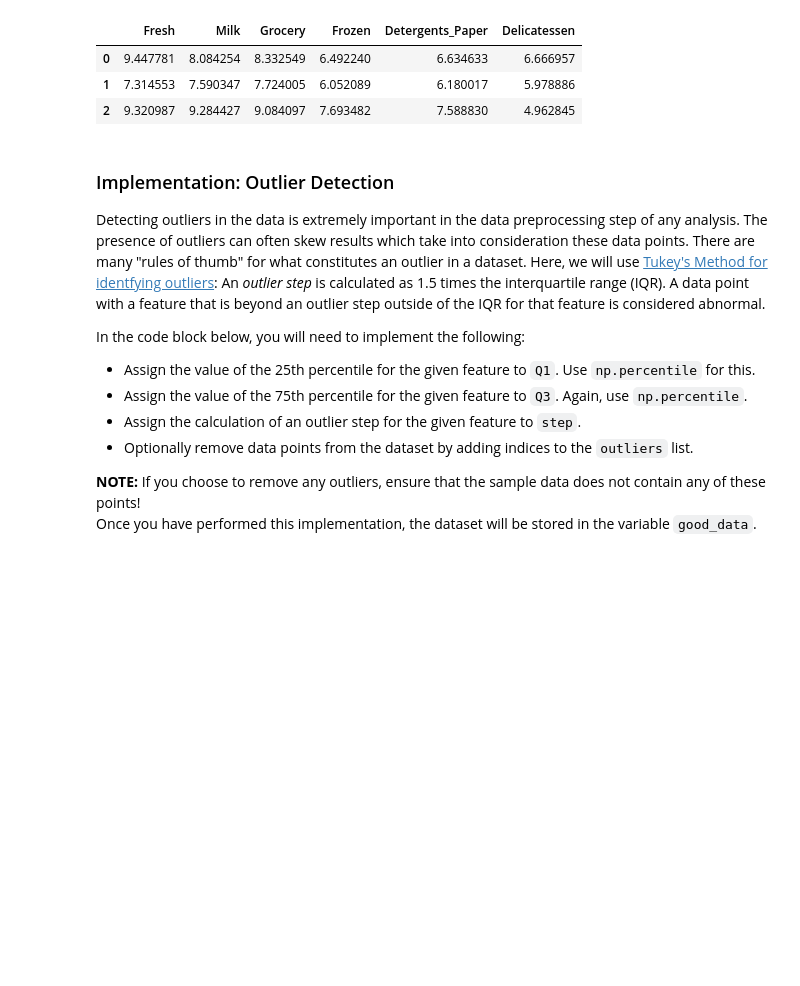
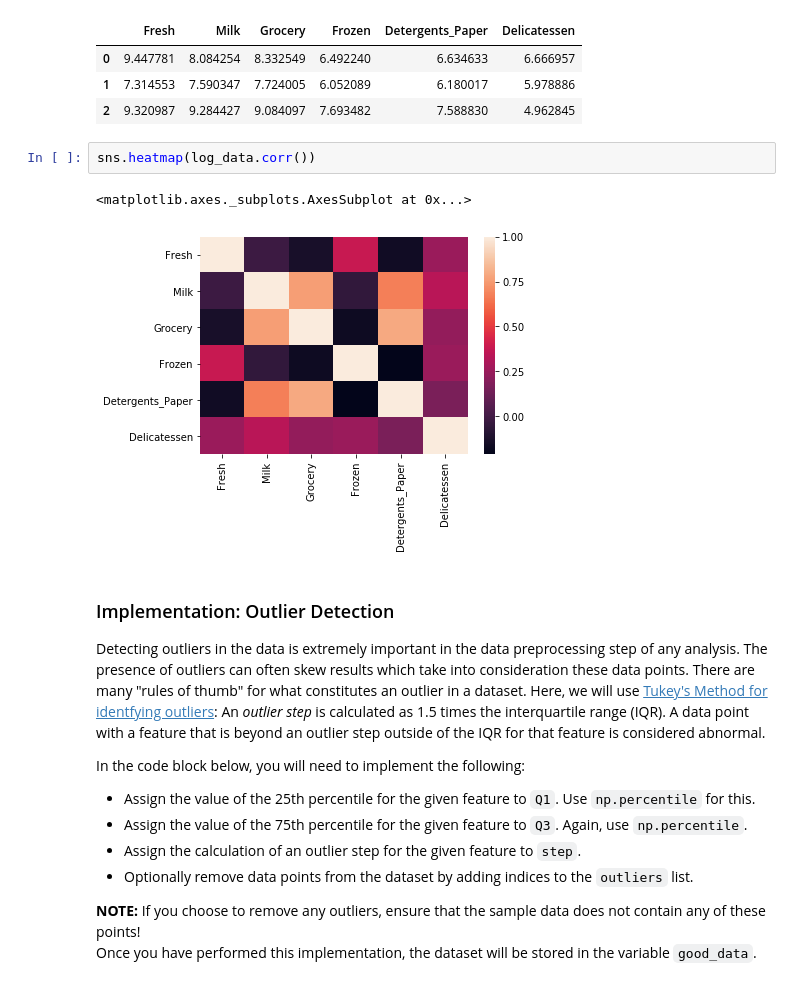
Before and after one commit to leportella/udacity-nanodegree, a Jupyter notebook: project_2_unsupervised_learning/customer_segments.ipynb, the cells around one changed output. Cells and saved outputs as stored; diff of their text form; blank space fills up the shorter version.

```diff
--- a/project_2_unsupervised_learning/customer_segments.ipynb
+++ b/project_2_unsupervised_learning/customer_segments.ipynb
@@ -234,6 +241,11 @@ display(log_samples)
 | 0 | 9.447781 | 8.084254 | 8.332549 | 6.492240 | 6.634633 | 6.666957 |
 | 1 | 7.314553 | 7.590347 | 7.724005 | 6.052089 | 6.180017 | 5.978886 |
 | 2 | 9.320987 | 9.284427 | 9.084097 | 7.693482 | 7.588830 | 4.962845 |
+# %%
+sns.heatmap(log_data.corr())
+# %% [output]
+<matplotlib.axes._subplots.AxesSubplot at 0x...>
+[figure, added]
 # %% [markdown]
 ### Implementation: Outlier Detection
 Detecting outliers in the data is extremely important in the data preprocessing step of any analysis. The presence of outliers can often skew results which take into consideration these data points. There are many "rules of thumb" for what constitutes an outlier in a dataset. Here, we will use [Tukey's Method for identfying outliers](http://datapigtechnologies.com/blog/index.php/highlighting-outliers-in-your-data-with-the-tukey-method/): An *outlier step* is calculated as 1.5 times the interquartile range (IQR). A data point with a feature that is beyond an outlier step outside of the IQR for that feature is considered abnormal.
```
Also changed, not shown: parts of 25 cells of this notebook, 1 other file.
